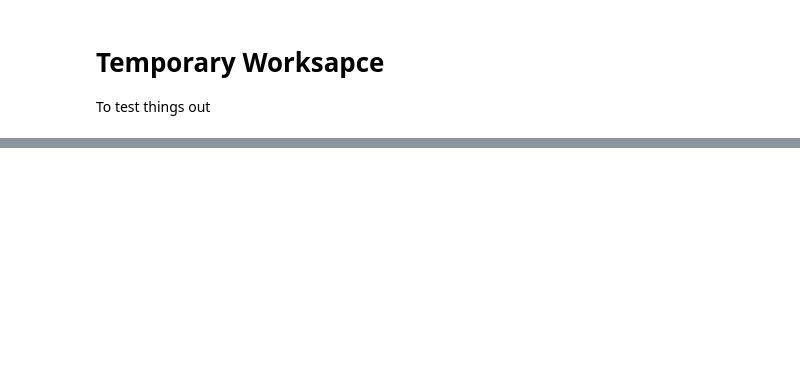
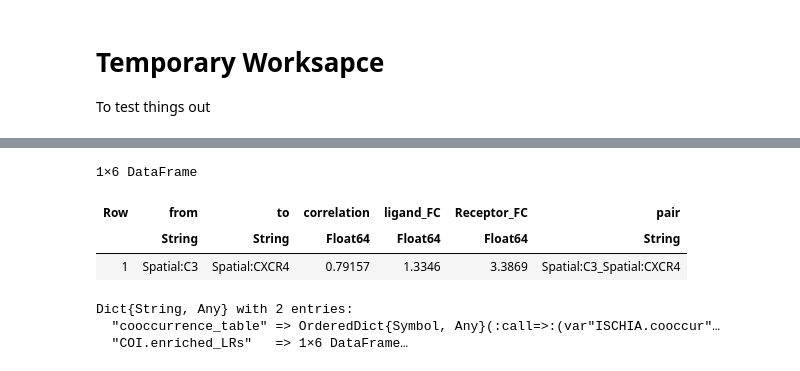
Before and after one commit to aadimator/ISCHIA.jl, a Jupyter notebook: src/temp.ipynb, the cells around one changed output, grey strips where cells are left out. Cells and saved outputs as stored; diff of their text form; code cells hidden in the pictures; blank space fills up the shorter version.

```diff
--- a/src/temp.ipynb
+++ b/src/temp.ipynb
@@ -49,0 +124,7 @@ first(lr_network, 5)
+# %%
+println("Calculating L-R pairs correlation")
+COI_cors_adata = spatial_obj_exp_LR_subset_raw[mask, :]
+COI_cors = cor(Array(COI_cors_adata.layers["counts"]))
+COI_cors[isnan.(COI_cors)] .= 0.0
+COI_cors
+size(COI_cors)
@@ -49,0 +623,15 @@ first(lr_network, 5)
+# %%
+# Add a 'pair' column to the enriched LRs DataFrame
+COI_enriched_LRs[!, :pair] = string.(COI_enriched_LRs[!, :from], "_", COI_enriched_LRs[!, :to])
+COI_enriched_LRs
+# %% [output]
+1×6 DataFrame
+| Row | from | to | correlation | ligand_FC | Receptor_FC | pair |
+|  | String | String | Float64 | Float64 | Float64 | String |
+| 1 | Spatial:C3 | Spatial:CXCR4 | 0.79157 | 1.3346 | 3.3869 | Spatial:C3_Spatial:CXCR4 |
+# %%
+Output_dict = Dict("COI.enriched_LRs" => COI_enriched_LRs, "cooccurrence_table" => cooccur_COI_res)
+# %% [output]
+Dict{String, Any} with 2 entries:
+  "cooccurrence_table" => OrderedDict{Symbol, Any}(:call=>:(var"ISCHIA.cooccur"…
+  "COI.enriched_LRs"   => 1×6 DataFrame…
```
Also changed, not shown: parts of 31 cells of this notebook, 3 other files.
